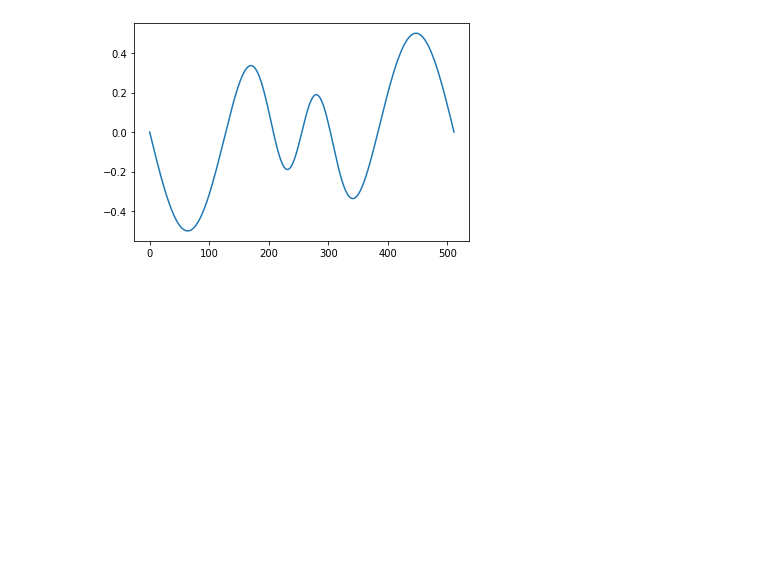
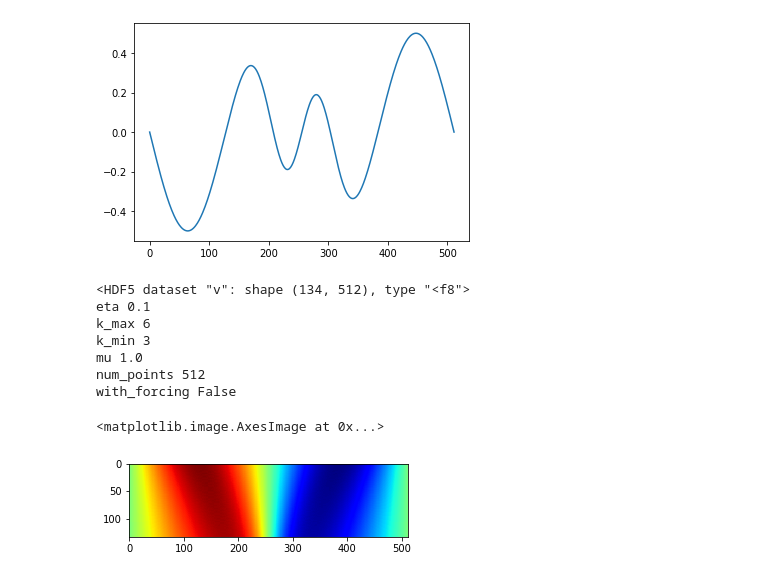
Before and after one commit to mengcz13/data-driven-discretization-1d, a Jupyter notebook: notebooks/check_data.ipynb, the cells around one changed output. Cells and saved outputs as stored; diff of their text form; code cells hidden in the pictures; blank space fills up the shorter version.

```diff
--- a/notebooks/check_data.ipynb
+++ b/notebooks/check_data.ipynb
@@ -190,3 +190,30 @@ plt.plot(np.sin(2 * x) * (np.exp(-2 * np.square(x - np.pi)) - 0.5))
 # %% [output]
 [<matplotlib.lines.Line2D at 0x...>]
 [figure]
+# %%
+from pde_superresolution import utils
+import matplotlib.pyplot as plt
+
+with utils.read_h5py('../data/piml/burgers_t4_train.h5') as f:
+    print(f['v'])
+    snapshots = f['v'][...]
+    for k, v in f.attrs.items():
+        if type(v) is str:
+            pass
+        else:
+            print(k, v.item())
+#     equation_kwargs = {k: v.item() for k, v in f.attrs.items()}
+#     print(f.keys(), snapshots.shape, equation_kwargs)
+
+plt.figure(figsize=(5, 10))
+plt.imshow(snapshots, cmap='jet')
+# %% [output]
+<HDF5 dataset "v": shape (134, 512), type "<f8">
+eta 0.1
+k_max 6
+k_min 3
+mu 1.0
+num_points 512
+with_forcing False
+<matplotlib.image.AxesImage at 0x...>
+[figure, added]
```
Also changed, not shown: 4 other files.
